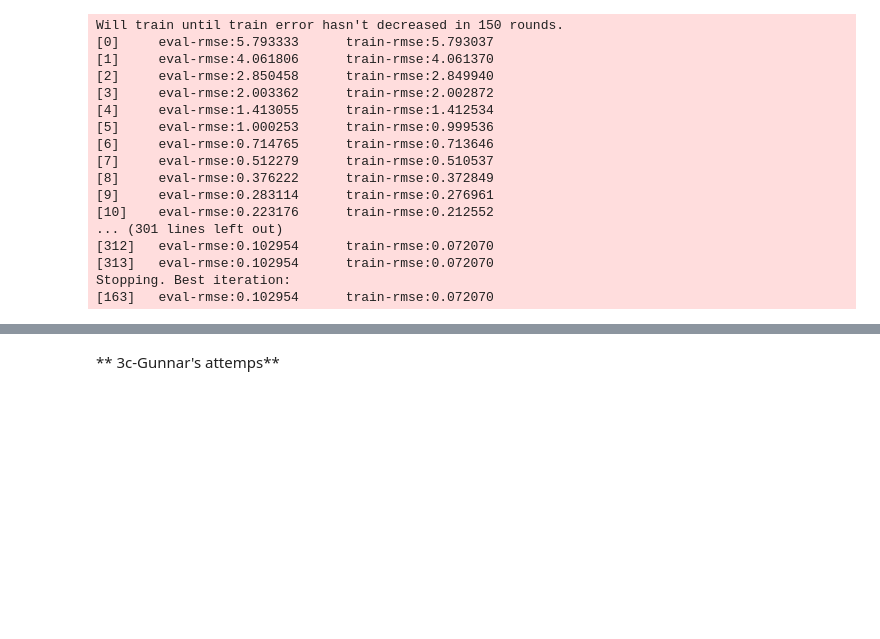
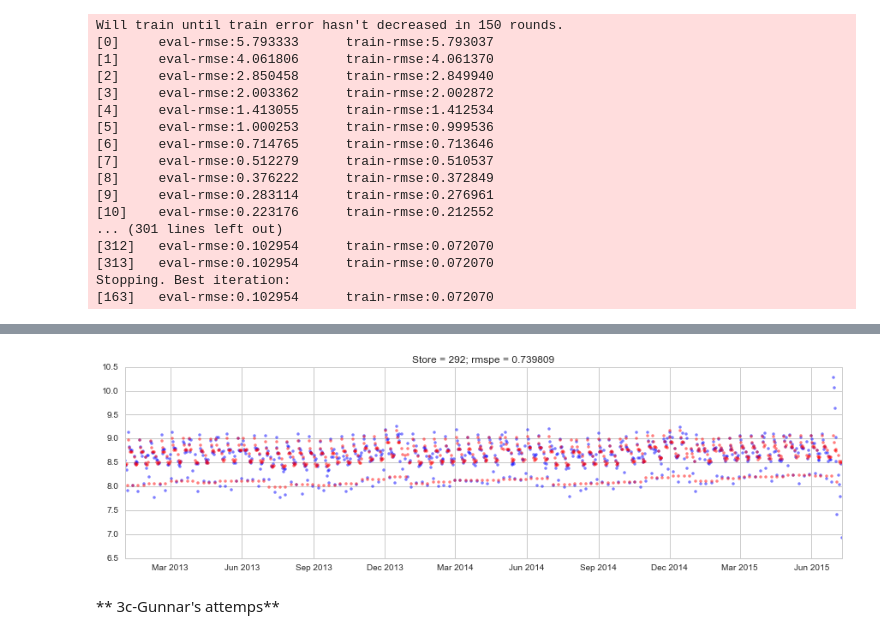
Before and after one commit to rocket-ron/kaggle, a Jupyter notebook: rossman/implementation.ipynb, the cells around one changed output, grey strips where cells are left out. Drawn from its saved outputs; the diff is of its cells as text; code cells hidden in the pictures; blank space fills up the shorter version.

```diff
--- a/rossman/implementation.ipynb
+++ b/rossman/implementation.ipynb
@@ -1671,3 +1649,7 @@ Time taken: 119.5s
+# %%
+plotResult(train_data_patrick, models, 292, rmspes)
+# %% [output]
+[figure, added]
 # %% [markdown]
 ** 3c-Gunnar's attemps**
 # %%
```
Also changed, not shown: parts of 16 cells of this notebook.
